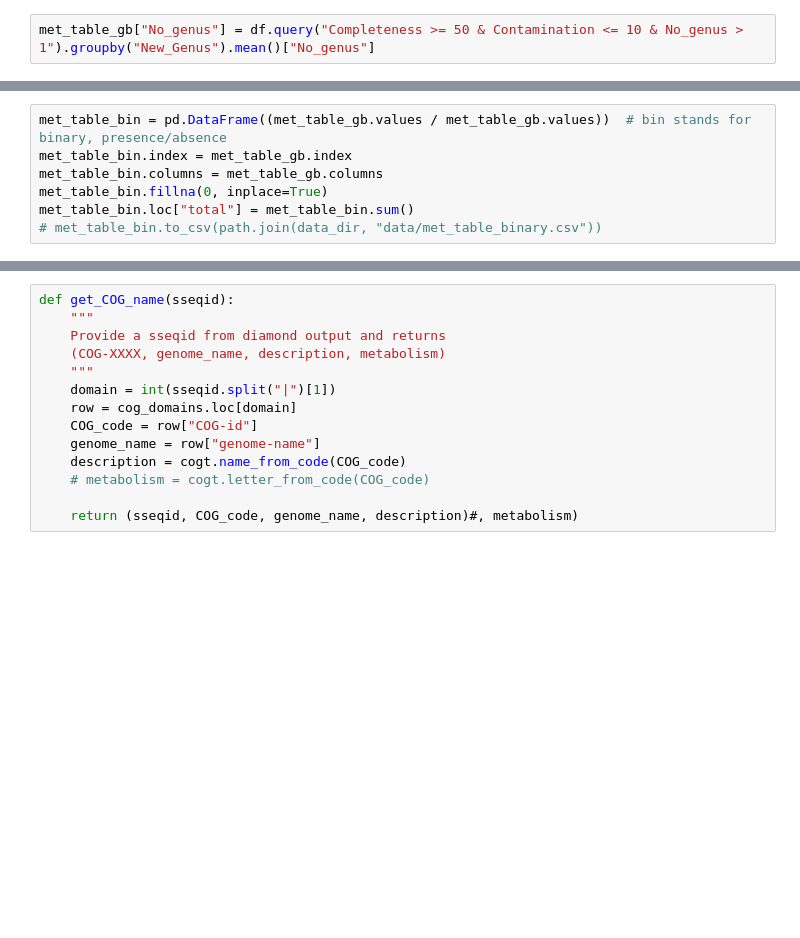
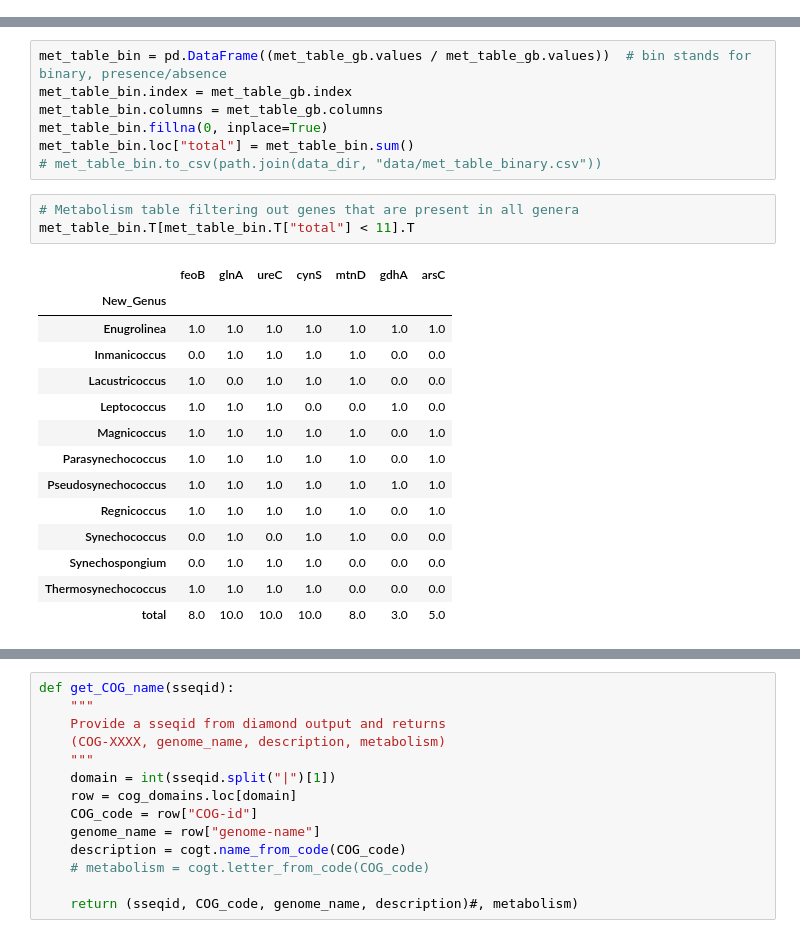
Before and after one commit to vinisalazar/SynechococcusPreprint, a Jupyter notebook: ipynb/Table2_metabolism_COG.ipynb, the cells around one changed output, grey strips where cells are left out. Saved outputs shown, nothing was run; the diff lists cells and outputs as text; blank space fills up the shorter version.

```diff
--- a/ipynb/Table2_metabolism_COG.ipynb
+++ b/ipynb/Table2_metabolism_COG.ipynb
@@ -142,8 +145,6 @@ met_table_gb_mean = met_table_.groupby("New_Genus").mean().round(2)[['phoB', 'ph
 met_table_gb = met_table_.groupby("New_Genus").sum()[['phoB', 'phoR', 'feoB',
         'ptrA', 'glnA', 'glsF', 'amt', 'nirA', 'narB', 'ureC', 'cynS', 'mtnD',
         'gdhA', 'arsC',]]  # gb stands for 'groupby'
-# %%
-met_table_gb["No_genus"] = df.query("Completeness >= 50 & Contamination <= 10 & No_genus > 1").groupby("New_Genus").mean()["No_genus"]
 # %%
 # met_table_gb.iloc[:, :-1].to_csv("../data/tables/Table_2.csv")
 # %%
@@ -153,6 +154,24 @@ met_table_bin.columns = met_table_gb.columns
 met_table_bin.fillna(0, inplace=True)
 met_table_bin.loc["total"] = met_table_bin.sum()
 # met_table_bin.to_csv(path.join(data_dir, "data/met_table_binary.csv"))
+# %%
+# Metabolism table filtering out genes that are present in all genera
+met_table_bin.T[met_table_bin.T["total"] < 11].T
+# %% [output]
+|  | feoB | glnA | ureC | cynS | mtnD | gdhA | arsC |
+| New_Genus |  |  |  |  |  |  |  |
+| Enugrolinea | 1.0 | 1.0 | 1.0 | 1.0 | 1.0 | 1.0 | 1.0 |
+| Inmanicoccus | 0.0 | 1.0 | 1.0 | 1.0 | 1.0 | 0.0 | 0.0 |
+| Lacustricoccus | 1.0 | 0.0 | 1.0 | 1.0 | 1.0 | 0.0 | 0.0 |
+| Leptococcus | 1.0 | 1.0 | 1.0 | 0.0 | 0.0 | 1.0 | 0.0 |
+| Magnicoccus | 1.0 | 1.0 | 1.0 | 1.0 | 1.0 | 0.0 | 1.0 |
+| Parasynechococcus | 1.0 | 1.0 | 1.0 | 1.0 | 1.0 | 0.0 | 1.0 |
+| Pseudosynechococcus | 1.0 | 1.0 | 1.0 | 1.0 | 1.0 | 1.0 | 1.0 |
+| Regnicoccus | 1.0 | 1.0 | 1.0 | 1.0 | 1.0 | 0.0 | 1.0 |
+| Synechococcus | 0.0 | 1.0 | 0.0 | 1.0 | 1.0 | 0.0 | 0.0 |
+| Synechospongium | 0.0 | 1.0 | 1.0 | 1.0 | 0.0 | 0.0 | 0.0 |
+| Thermosynechococcus | 1.0 | 1.0 | 1.0 | 1.0 | 0.0 | 0.0 | 0.0 |
+| total | 8.0 | 10.0 | 10.0 | 10.0 | 8.0 | 3.0 | 5.0 |
 # %%
 cog_dir = path.dirname(config.CONFIG["db"]["COG"])
 cog_domains = pd.read_csv(
```
Also changed, not shown: parts of 12 cells of this notebook, 1 other file.
